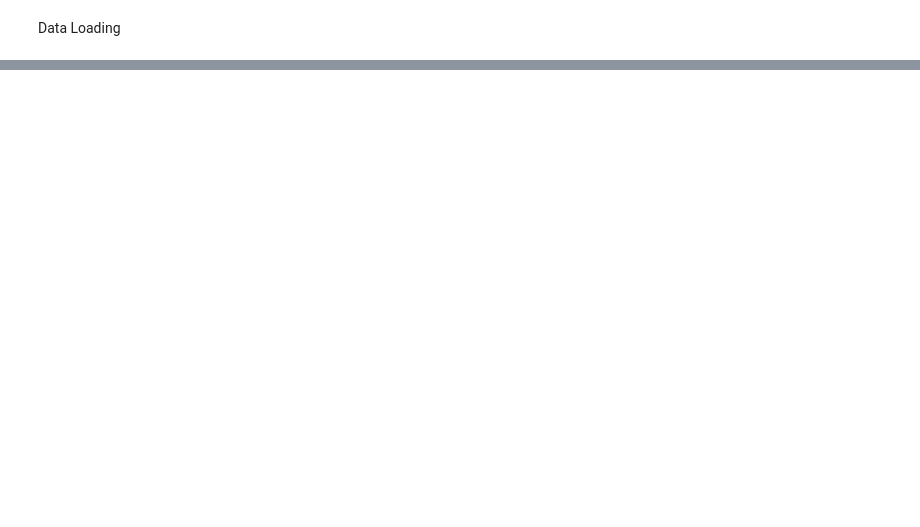
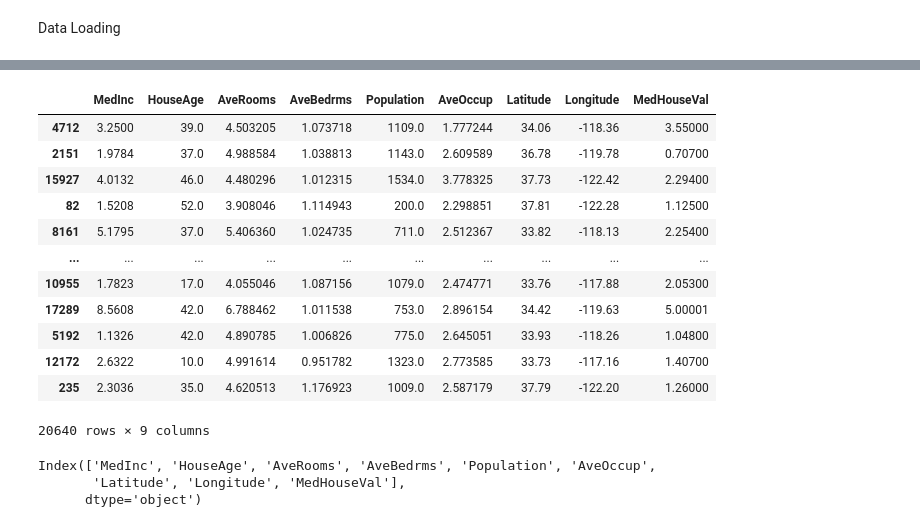
Before and after one commit to TamimEhsan2021/AiCore_IntroToModels_Prac, a Jupyter notebook: HousePricePredictions.ipynb, the cells around one changed output, grey strips where cells are left out. Drawn from its saved outputs; the diff is of its cells as text; code cells hidden in the pictures; blank space fills up the shorter version.

```diff
--- a/HousePricePredictions.ipynb
+++ b/HousePricePredictions.ipynb
@@ -41,5 +28,3 @@ target = raw_df.values[1::2, 2]
 # %%
 from sklearn.datasets import fetch_california_housing
-X, y = datasets.california_house(return_X_y=True)
-print(X)
-print(y)
+housing = fetch_california_housing()
@@ -47,0 +47,33 @@ AttributeError: module 'sklearn.datasets' has no attribute 'california_house'
+# %%
+# Adding the data array into a pandas dataframe with feature names as the columns
+
+df = pd.DataFrame(housing.data, columns = housing.feature_names)
+# %%
+# Adding the target to the pandas dataframe
+
+df['MedHouseVal'] = housing.target
+# %%
+# Shuffling the data
+
+housing_pd_shuffled = df.sample(n=len(df), random_state=1)
+housing_pd_shuffled
+# %% [output]
+|  | MedInc | HouseAge | AveRooms | AveBedrms | Population | AveOccup | Latitude | Longitude | MedHouseVal |
+| 4712 | 3.2500 | 39.0 | 4.503205 | 1.073718 | 1109.0 | 1.777244 | 34.06 | -118.36 | 3.55000 |
+| 2151 | 1.9784 | 37.0 | 4.988584 | 1.038813 | 1143.0 | 2.609589 | 36.78 | -119.78 | 0.70700 |
+| 15927 | 4.0132 | 46.0 | 4.480296 | 1.012315 | 1534.0 | 3.778325 | 37.73 | -122.42 | 2.29400 |
+| 82 | 1.5208 | 52.0 | 3.908046 | 1.114943 | 200.0 | 2.298851 | 37.81 | -122.28 | 1.12500 |
+| 8161 | 5.1795 | 37.0 | 5.406360 | 1.024735 | 711.0 | 2.512367 | 33.82 | -118.13 | 2.25400 |
+| ... | ... | ... | ... | ... | ... | ... | ... | ... | ... |
+| 10955 | 1.7823 | 17.0 | 4.055046 | 1.087156 | 1079.0 | 2.474771 | 33.76 | -117.88 | 2.05300 |
+| 17289 | 8.5608 | 42.0 | 6.788462 | 1.011538 | 753.0 | 2.896154 | 34.42 | -119.63 | 5.00001 |
+| 5192 | 1.1326 | 42.0 | 4.890785 | 1.006826 | 775.0 | 2.645051 | 33.93 | -118.26 | 1.04800 |
+| 12172 | 2.6322 | 10.0 | 4.991614 | 0.951782 | 1323.0 | 2.773585 | 33.73 | -117.16 | 1.40700 |
+| 235 | 2.3036 | 35.0 | 4.620513 | 1.176923 | 1009.0 | 2.587179 | 37.79 | -122.20 | 1.26000 |
+20640 rows × 9 columns
+# %%
+housing_pd_shuffled.columns
+# %% [output]
+Index(['MedInc', 'HouseAge', 'AveRooms', 'AveBedrms', 'Population', 'AveOccup',
+       'Latitude', 'Longitude', 'MedHouseVal'],
+      dtype='object')
```
Also changed, not shown: parts of 31 cells of this notebook, 13 other files.
